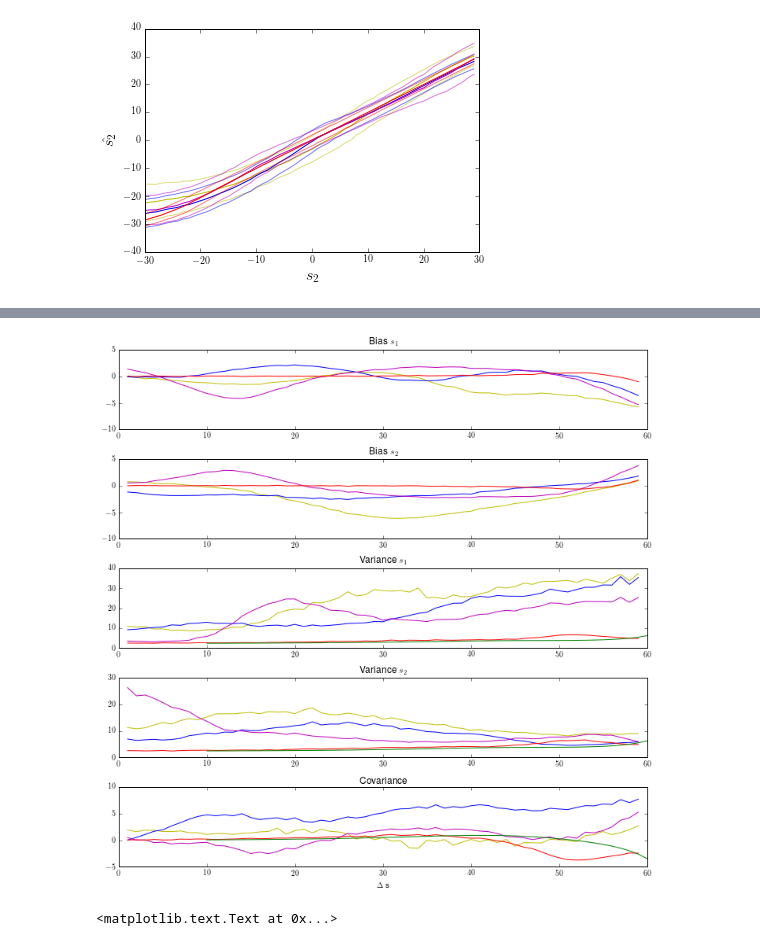
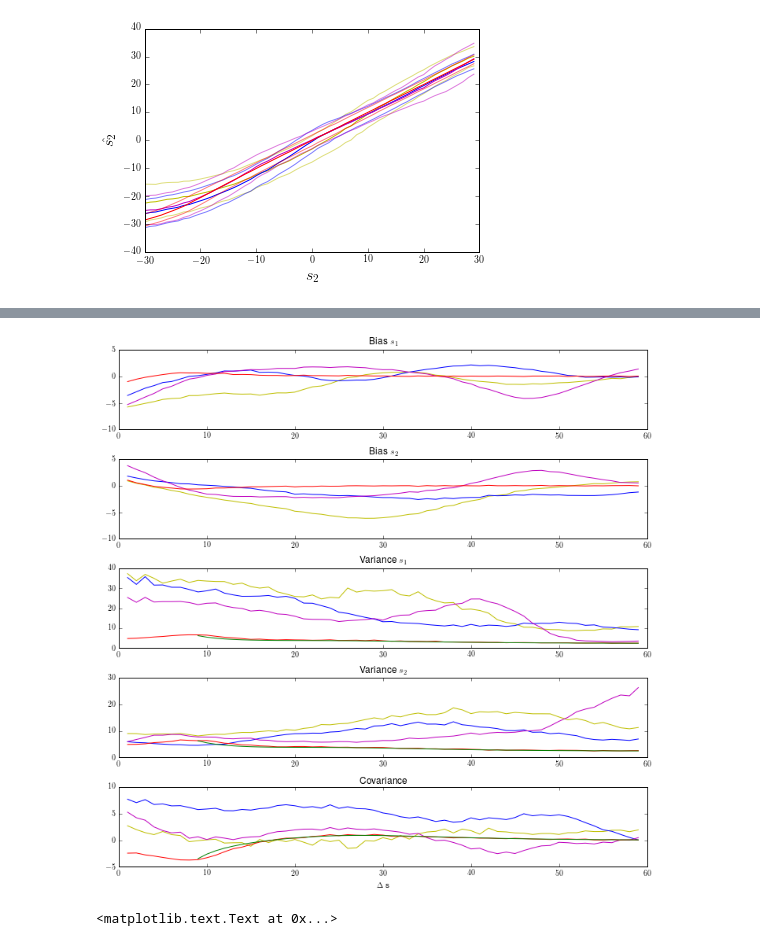
Before and after one commit to NYUMaLab/Divisive_Normalization_Project, a Jupyter notebook: Code/Demixing/Demixing DNN.ipynb, the cells around one changed output, grey strips where cells are left out. Saved outputs shown, nothing was run; the diff lists cells and outputs as text; code cells hidden in the pictures.

```diff
--- a/Code/Demixing/Demixing DNN.ipynb
+++ b/Code/Demixing/Demixing DNN.ipynb
@@ -27,7 +27,7 @@ def random_s(ndata, sort):
         s = np.sort(s, axis=0)
     return s[0], s[1]
 
-def generate_trainset(ndata):
+def generate_trainset(ndata, r_max=10):
     s_0, s_1 = random_s(ndata, True)
     c_0, c_1 = np.ones((2, ndata)) * .5
     r, s, c = generate_popcode_data(ndata, nneuron, sigtc_sq, c_50, r_max, "poisson", True, s_0, s_1, c_0, c_1)
@@ -969,50 +988,52 @@ testing
 None
 testing
 # %%
+ds = range(59, -1, -1)
 f, (ax1, ax2, ax3, ax4, ax5) = plt.subplots(5)
-ax1.plot(range(1, 61), bias_s1_nn1_opp, c='y', label='Neural Net 1')
-ax2.plot(range(1, 61), bias_s2_nn1_opp, c='y', label='Neural Net 1')
-ax3.plot(range(1, 61), var_s1_nn1_opp, c='y', label='Neural Net 1')
-ax4.plot(range(1, 61), var_s2_nn1_opp, c='y', label='Neural Net 1')
-ax5.plot(range(1, 61), cov_nn1_opp, c='y', label='Neural Net 1')
-#20,000 training/50 units in blue
-ax1.plot(range(1, 61), bias_s1_nn2_opp, c='b', label='Neural Net 2')
-ax2.plot(range(1, 61), bias_s2_nn2_opp, c='b', label='Neural Net 2')
-ax3.plot(range(1, 61), var_s1_nn2_opp, c='b', label='Neural Net 2')
-ax4.plot(range(1, 61), var_s2_nn2_opp, c='b', label='Neural Net 2')
-ax5.plot(range(1, 61), cov_nn2_opp, c='b', label='Neural Net 2')
-#100,000 training/50 units in magenta
-ax1.plot(range(1, 61), bias_s1_nn3_opp, c='m', label='Neural Net 3')
-ax2.plot(range(1, 61), bias_s2_nn3_opp, c='m', label='Neural Net 3')
-ax3.plot(range(1, 61), var_s1_nn3_opp, c='m', label='Neural Net 3')
-ax4.plot(range(1, 61), var_s2_nn3_opp, c='m', label='Neural Net 3')
-ax5.plot(range(1, 61), cov_nn3_opp, c='m', label='Neural Net 3')
+#20,000 training in blue
+ax1.plot(ds, bias_s1_nn1_opp, c='y', label='Neural Net 1')
+ax2.plot(ds, bias_s2_nn1_opp, c='y', label='Neural Net 1')
+ax3.plot(ds, var_s1_nn1_opp, c='y', label='Neural Net 1')
+ax4.plot(ds, var_s2_nn1_opp, c='y', label='Neural Net 1')
+ax5.plot(ds, cov_nn1_opp, c='y', label='Neural Net 1')
+#60,000 training in blue
+ax1.plot(ds, bias_s1_nn2_opp, c='b', label='Neural Net 2')
+ax2.plot(ds, bias_s2_nn2_opp, c='b', label='Neural Net 2')
+ax3.plot(ds, var_s1_nn2_opp, c='b', label='Neural Net 2')
+ax4.plot(ds, var_s2_nn2_opp, c='b', label='Neural Net 2')
+ax5.plot(ds, cov_nn2_opp, c='b', label='Neural Net 2')
+#100,000 training in magenta
+ax1.plot(ds, bias_s1_nn3_opp, c='m', label='Neural Net 3')
+ax2.plot(ds, bias_s2_nn3_opp, c='m', label='Neural Net 3')
+ax3.plot(ds, var_s1_nn3_opp, c='m', label='Neural Net 3')
+ax4.plot(ds, var_s2_nn3_opp, c='m', label='Neural Net 3')
+ax5.plot(ds, cov_nn3_opp, c='m', label='Neural Net 3')
 #optimal in red
-ax1.plot(range(1, 61), bias_s1_opt_opp, c='r', label='MLE')
-ax2.plot(range(1, 61), bias_s2_opt_opp, c='r', label='MLE')
-ax3.plot(range(1, 61), var_s1_opt_opp, c='r', label='MLE')
-ax4.plot(range(1, 61), var_s2_opt_opp, c='r', label='MLE')
-ax5.plot(range(1, 61), cov_opt_opp, c='r', label='MLE')
+ax1.plot(ds, bias_s1_opt_opp, c='r', label='MLE')
+ax2.plot(ds, bias_s2_opt_opp, c='r', label='MLE')
+ax3.plot(ds, var_s1_opt_opp, c='r', label='MLE')
+ax4.plot(ds, var_s2_opt_opp, c='r', label='MLE')
+ax5.plot(ds, cov_opt_opp, c='r', label='MLE')
 #Fisher information in green
-ax3.plot(range(9, 61), var_s1_fisher[0:52], c='g', label='Fisher')
-ax4.plot(range(9, 61), var_s2_fisher[0:52], c='g', label='Fisher')
-ax5.plot(range(9, 61), cov_fisher[0:52], c='g', label='Fisher')
+ax3.plot(range(60, 8, -1), var_s1_fisher[0:52], c='g', label='Fisher')
+ax4.plot(range(60, 8, -1), var_s2_fisher[0:52], c='g', label='Fisher')
+ax5.plot(range(60, 8, -1), cov_fisher[0:52], c='g', label='Fisher')
 ax1.locator_params(axis = 'y', nbins = 4)
 ax2.locator_params(axis = 'y', nbins = 4)
 ax3.locator_params(axis = 'y', nbins = 4)
 ax4.locator_params(axis = 'y', nbins = 4)
 ax5.locator_params(axis = 'y', nbins = 4)
 #ax1.legend()
 ax1.set_title("Bias $s_1$")
 ax2.set_title("Bias $s_2$")
 ax3.set_title(r'Variance $s_1$')
 ax4.set_title(r'Variance $s_2$')
 ax5.set_title('Covariance')
 ax5.set_xlabel(r'$\Delta$ s')
 f.set_size_inches(10,10)
 plt.tight_layout()
 # %% [output]
-[figure, old version]
+[figure, new version]
 # %%
 s = range(-30, 29)
 neg_sd_nn1_opp = mean_s1_nn1_opp[0:59] - np.sqrt(var_s1_nn1_opp[0:59])
```
Also changed, not shown: parts of 4 cells of this notebook, 2 other files.
